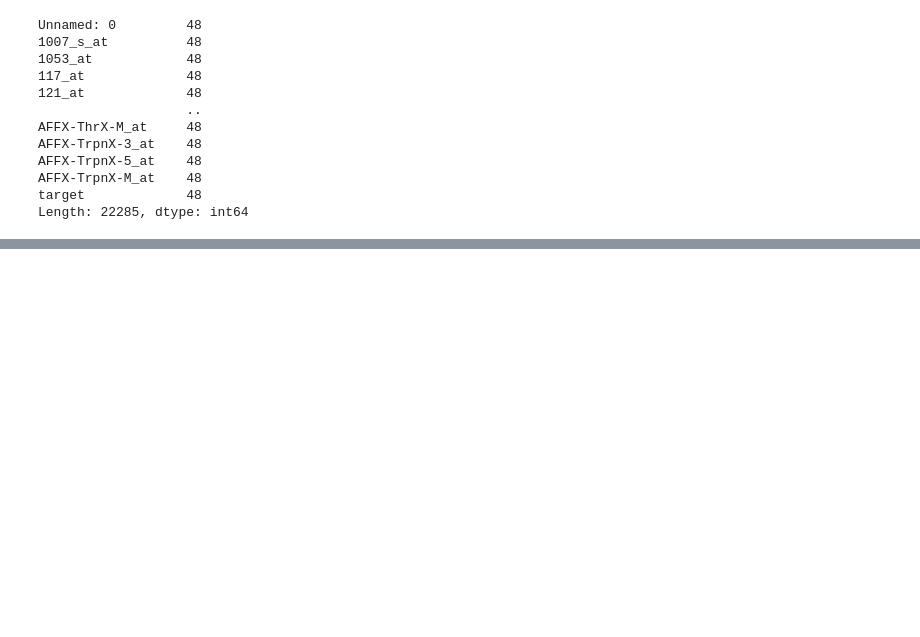
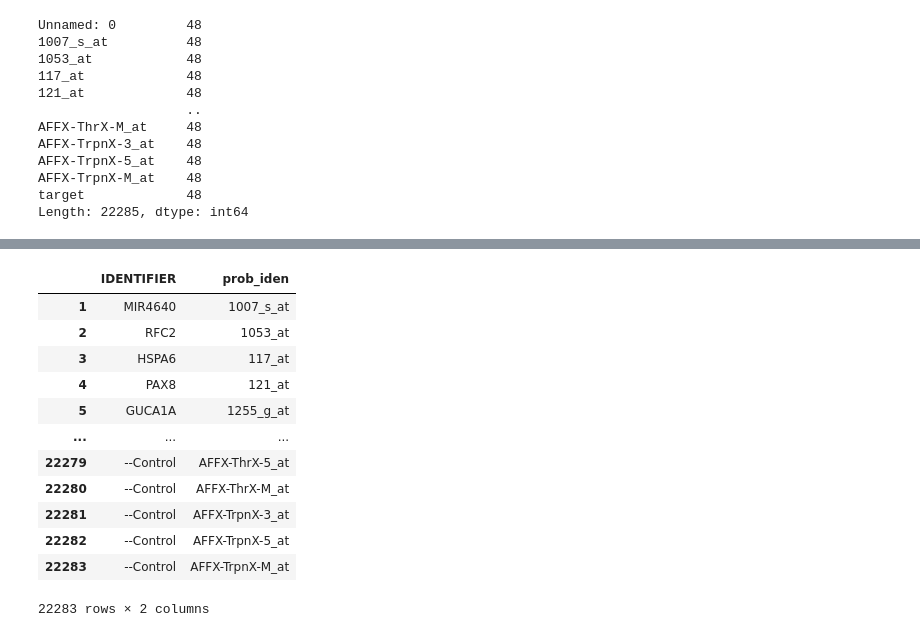
Before and after one commit to tanaratsaehia/AIforBioinformatics, a Jupyter notebook: dataset.ipynb, the cells around one changed output, grey strips where cells are left out. Drawn from its saved outputs; the diff is of its cells as text; code cells hidden in the pictures; blank space fills up the shorter version.

```diff
--- a/dataset.ipynb
+++ b/dataset.ipynb
@@ -108,0 +171,7 @@ Length: 22285, dtype: int64
+# %%
+iden = iden.drop(0)
+# %%
+row_list = list(df_identifier.columns)
+
+print(row_list)
+iden_probe = pd.DataFrame({'prob_iden': row_list})
@@ -108,0 +180,2 @@ Length: 22285, dtype: int64
+# %%
+iden_probe = iden_probe.drop(0)
@@ -108,0 +227,19 @@ Length: 22285, dtype: int64
+# %%
+# เอา df2 มาแปะข้าง df1
+result_m1 = pd.concat([iden, iden_probe], axis=1)
+# %%
+result_m1[]
+# %% [output]
+|  | IDENTIFIER | prob_iden |
+| 1 | MIR4640 | 1007_s_at |
+| 2 | RFC2 | 1053_at |
+| 3 | HSPA6 | 117_at |
+| 4 | PAX8 | 121_at |
+| 5 | GUCA1A | 1255_g_at |
+| ... | ... | ... |
+| 22279 | --Control | AFFX-ThrX-5_at |
+| 22280 | --Control | AFFX-ThrX-M_at |
+| 22281 | --Control | AFFX-TrpnX-3_at |
+| 22282 | --Control | AFFX-TrpnX-5_at |
+| 22283 | --Control | AFFX-TrpnX-M_at |
+22283 rows × 2 columns
```
Also changed, not shown: parts of 19 cells of this notebook, 1 other file.
